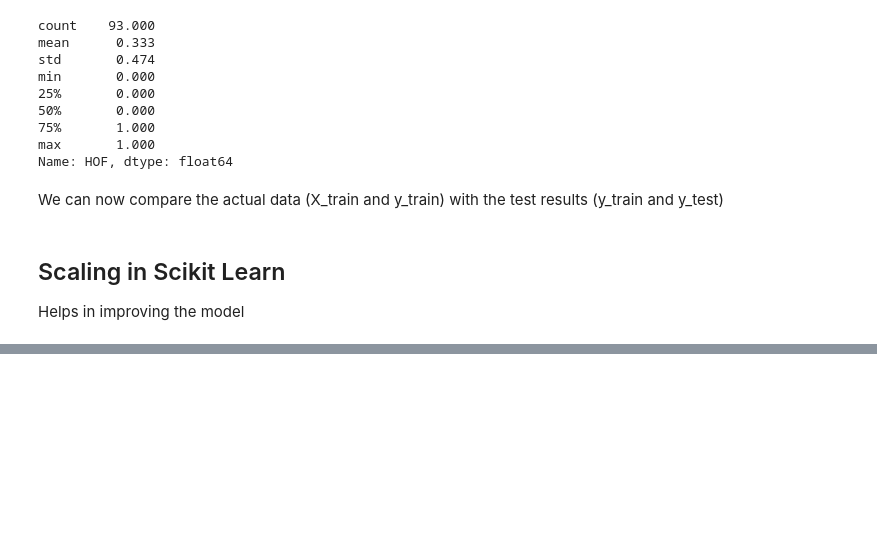
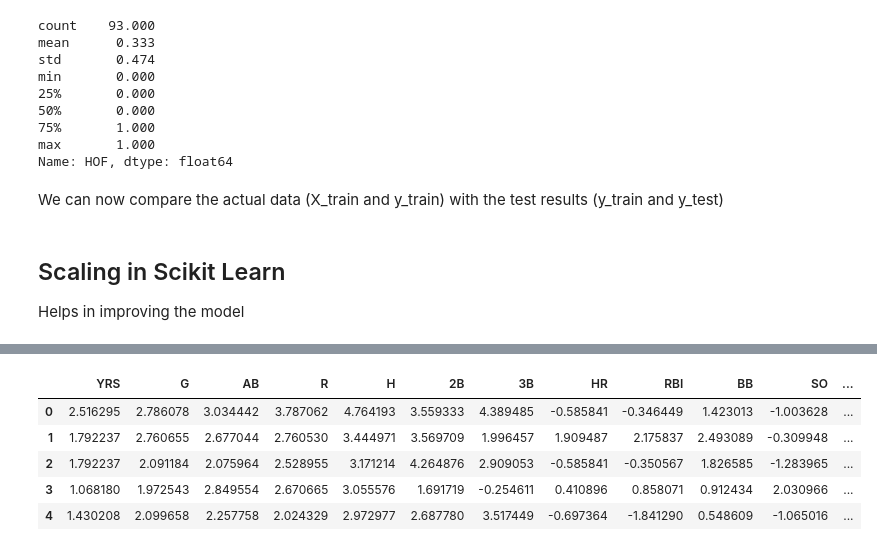
Before and after one commit to Shemnderitu/Traintestsplit, a Jupyter notebook: traintest.ipynb, the cells around one changed output, grey strips where cells are left out. Drawn from its saved outputs; the diff is of its cells as text; code cells hidden in the pictures; blank space fills up the shorter version.

```diff
--- a/traintest.ipynb
+++ b/traintest.ipynb
@@ -132,0 +161,16 @@ Standardization can have both negatives and positives
+# %%
+from sklearn.preprocessing import StandardScaler
+
+scaler1 = StandardScaler()
+
+X1 = scaler1.fit_transform(X1)
+
+X1 = pd.DataFrame(X1, columns = df2.columns[0:13])
+X1.head()
+# %% [output]
+|  | YRS | G | AB | R | H | 2B | 3B | HR | RBI | BB | SO | ... |
+| 0 | 2.516295 | 2.786078 | 3.034442 | 3.787062 | 4.764193 | 3.559333 | 4.389485 | -0.585841 | -0.346449 | 1.423013 | -1.003628 | ... |
+| 1 | 1.792237 | 2.760655 | 2.677044 | 2.760530 | 3.444971 | 3.569709 | 1.996457 | 1.909487 | 2.175837 | 2.493089 | -0.309948 | ... |
+| 2 | 1.792237 | 2.091184 | 2.075964 | 2.528955 | 3.171214 | 4.264876 | 2.909053 | -0.585841 | -0.350567 | 1.826585 | -1.283965 | ... |
+| 3 | 1.068180 | 1.972543 | 2.849554 | 2.670665 | 3.055576 | 1.691719 | -0.254611 | 0.410896 | 0.858071 | 0.912434 | 2.030966 | ... |
+| 4 | 1.430208 | 2.099658 | 2.257758 | 2.024329 | 2.972977 | 2.687780 | 3.517449 | -0.697364 | -1.841290 | 0.548609 | -1.065016 | ... |
```
Also changed, not shown: parts of 8 cells of this notebook.
